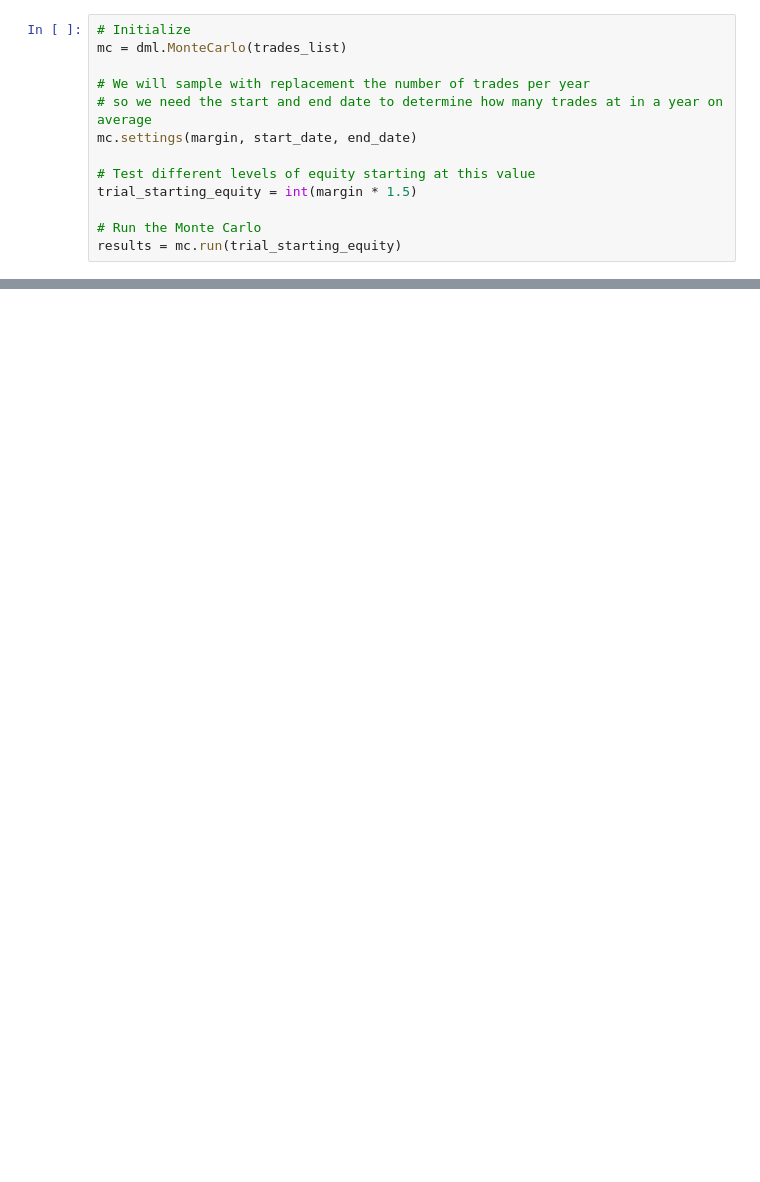
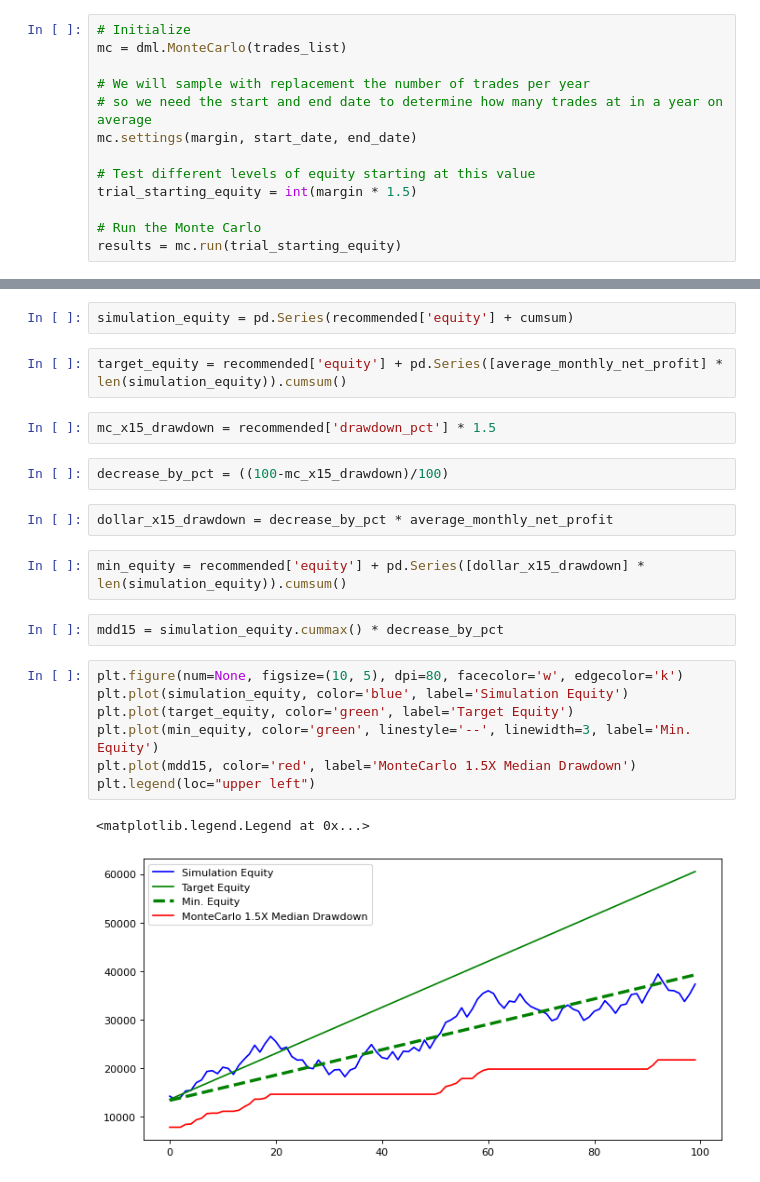
Before and after one commit to decisivealpha/DecisiveML, a Jupyter notebook: notebooks/2.0-DVR-MonteCarloRiskOfRuin.ipynb, the cells around one changed output, grey strips where cells are left out. Drawn from its saved outputs; the diff is of its cells as text; blank space fills up the shorter version.

```diff
--- a/notebooks/2.0-DVR-MonteCarloRiskOfRuin.ipynb
+++ b/notebooks/2.0-DVR-MonteCarloRiskOfRuin.ipynb
@@ -106,0 +99,24 @@ plt.plot(cumsum + recommended['equity'])
+# %%
+simulation_equity = pd.Series(recommended['equity'] + cumsum)
+# %%
+target_equity = recommended['equity'] + pd.Series([average_monthly_net_profit] * len(simulation_equity)).cumsum()
+# %%
+mc_x15_drawdown = recommended['drawdown_pct'] * 1.5
+# %%
+decrease_by_pct = ((100-mc_x15_drawdown)/100)
+# %%
+dollar_x15_drawdown = decrease_by_pct * average_monthly_net_profit
+# %%
+min_equity = recommended['equity'] + pd.Series([dollar_x15_drawdown] * len(simulation_equity)).cumsum()
+# %%
+mdd15 = simulation_equity.cummax() * decrease_by_pct
+# %%
+plt.figure(num=None, figsize=(10, 5), dpi=80, facecolor='w', edgecolor='k')
+plt.plot(simulation_equity, color='blue', label='Simulation Equity')
+plt.plot(target_equity, color='green', label='Target Equity')
+plt.plot(min_equity, color='green', linestyle='--', linewidth=3, label='Min. Equity')
+plt.plot(mdd15, color='red', label='MonteCarlo 1.5X Median Drawdown')
+plt.legend(loc="upper left")
+# %% [output]
+<matplotlib.legend.Legend at 0x...>
+[figure, added]
```
Also changed, not shown: parts of 5 cells of this notebook.
